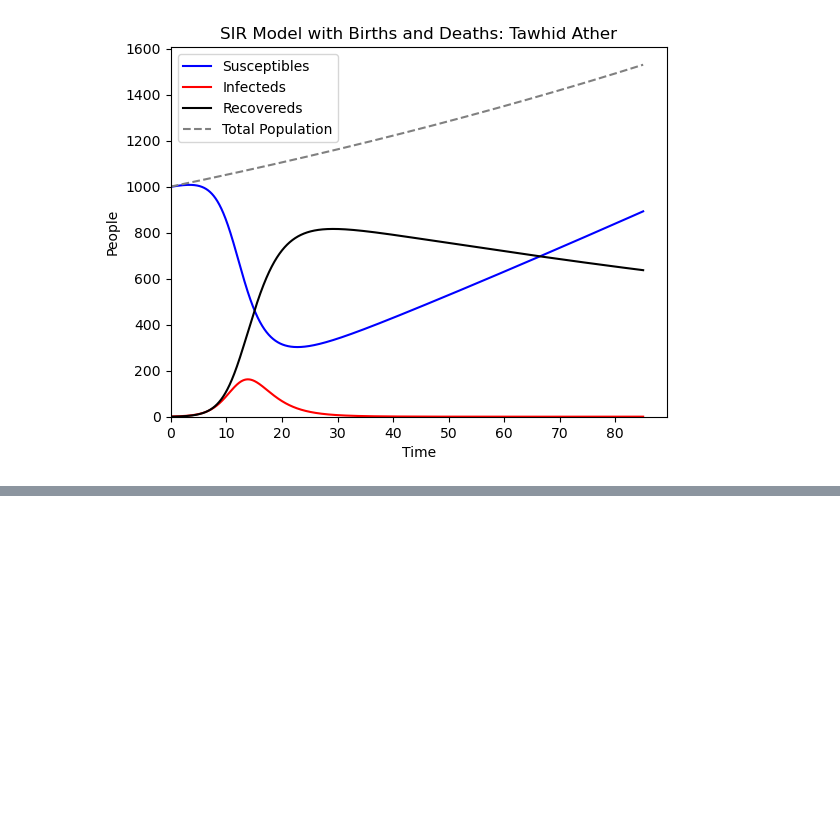
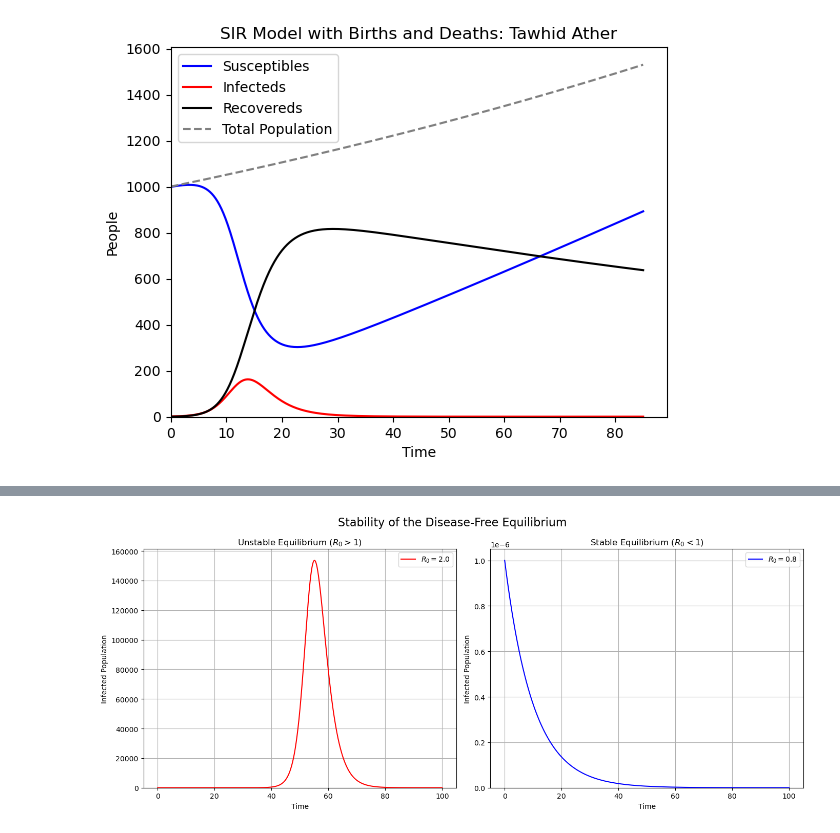
Before and after one commit to Redsuperninja/Contagious-Disease, a Jupyter notebook: HW1.ipynb, the cells around one changed output, grey strips where cells are left out. Drawn from its saved outputs; the diff is of its cells as text; code cells hidden in the pictures; blank space fills up the shorter version.

```diff
--- a/HW1.ipynb
+++ b/HW1.ipynb
@@ -66,0 +177,69 @@ plt.show()
+# %%
+import numpy as np
+import matplotlib.pyplot as plt
+
+def SIR_P4(S0, I0, R0_initial, beta, gamma, t_max, stepsize):
+    T = np.arange(0, t_max + stepsize, stepsize)
+    S = np.zeros(len(T))
+    I = np.zeros(len(T))
+    R = np.zeros(len(T))
+    N0 = S0 + I0 + R0_initial
+    N = np.zeros(len(T))
+
+    for idx, t in enumerate(T):
+        if idx == 0:
+            S[idx] = S0
+            I[idx] = I0
+            R[idx] = R0_initial
+            N[idx] = N0
+        else:
+            dS_dt = -beta * S[idx-1] * I[idx-1] / N[idx-1]
+            dI_dt = beta * S[idx-1] * I[idx-1] / N[idx-1] - gamma * I[idx-1]
+            dR_dt = gamma * I[idx-1]
+
+            S[idx] = S[idx-1] + dS_dt * stepsize
+            I[idx] = I[idx-1] + dI_dt * stepsize
+            R[idx] = R[idx-1] + dR_dt * stepsize
+            N[idx] = S[idx] + I[idx] + R[idx]
+
+    return S, I, R, N, T
+
+N_total = 10**6
+I0_initial = 1/N_total
+S0_initial = N_total - I0_initial
+R0_initial = 0
+gamma = 0.5
+t_max = 100
+stepsize = 0.01
+
+beta_unstable = 1.0
+R0_unstable = beta_unstable / gamma
+S_u, I_u, R_u, N_u, T_u = SIR_P4(S0_initial, I0_initial, R0_initial, beta_unstable, gamma, t_max, stepsize)
+
+beta_stable = 0.4
+R0_stable = beta_stable / gamma
+S_s, I_s, R_s, N_s, T_s = SIR_P4(S0_initial, I0_initial, R0_initial, beta_stable, gamma, t_max, stepsize)
+
+fig, (ax1, ax2) = plt.subplots(1, 2, figsize=(14, 6))
+fig.suptitle('Stability of the Disease-Free Equilibrium', fontsize=16)
+
+ax1.plot(T_u, I_u, color='red', label=f'$R_0 = {R0_unstable:.1f}$')
+ax1.set_title('Unstable Equilibrium ($R_0 > 1$)')
+ax1.set_xlabel('Time')
+ax1.set_ylabel('Infected Population')
+ax1.set_ylim(bottom=0)
+ax1.legend()
+ax1.grid(True)
+
+ax2.plot(T_s, I_s, color='blue', label=f'$R_0 = {R0_stable:.1f}$')
+ax2.set_title('Stable Equilibrium ($R_0 < 1$)')
+ax2.set_xlabel('Time')
+ax2.set_ylabel('Infected Population')
+ax2.set_ylim(bottom=0)
+ax2.legend()
+ax2.grid(True)
+
+plt.tight_layout(rect=[0, 0, 1, 1])
+plt.show()
+# %% [output]
+[figure, added]
```
Also changed, not shown: parts of 3 cells of this notebook, 3 other files.
